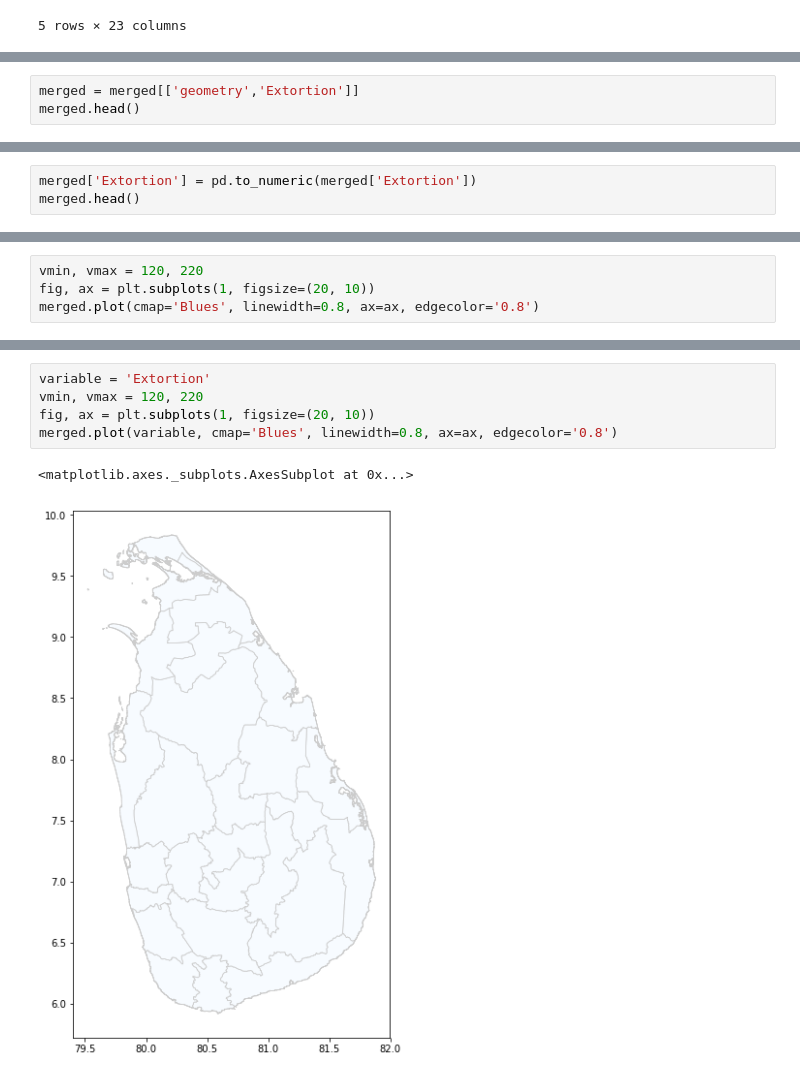
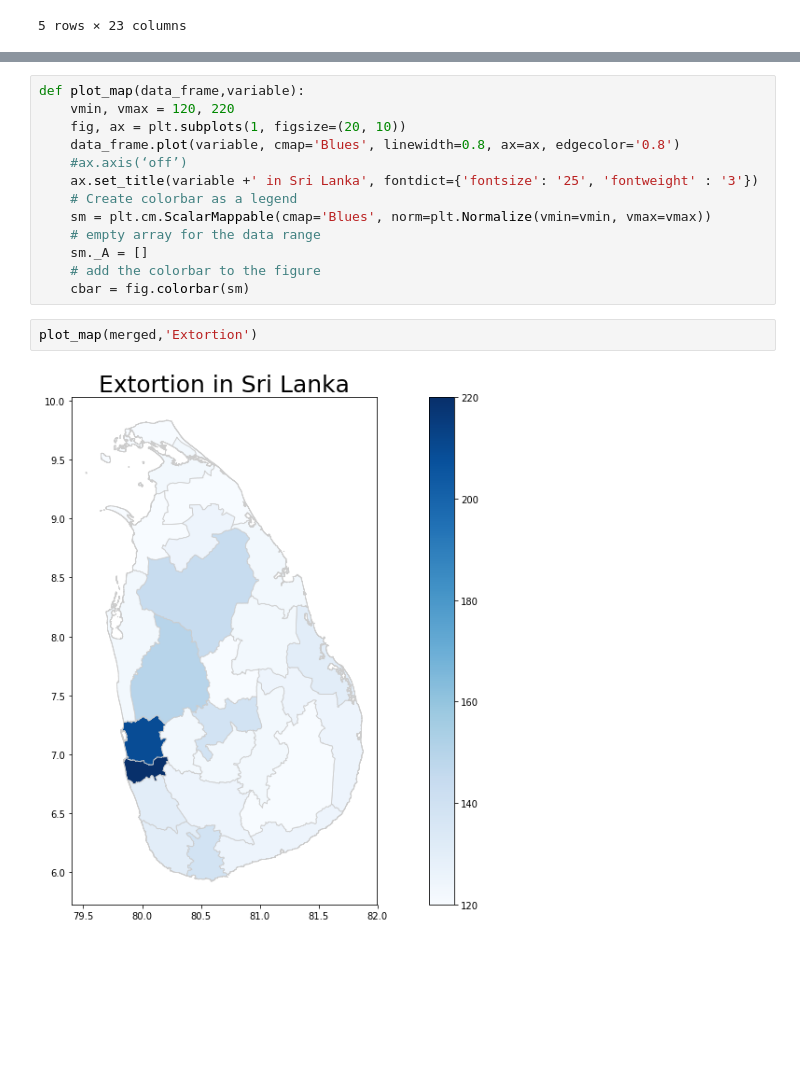
Before and after one commit to PraAnj/gov.lk.data.analysis, a Jupyter notebook: src/geo_maps.ipynb, the cells around one changed output, grey strips where cells are left out. Saved outputs shown, nothing was run; the diff lists cells and outputs as text; blank space fills up the shorter version.

```diff
--- a/src/geo_maps.ipynb
+++ b/src/geo_maps.ipynb
@@ -83,6 +64,3 @@ merged.head()
 | Batticaloa | 217 | LKA | Sri Lanka | 4 | Distrikkaya | District | None | None | (POLYGON ((81.80958557128912 7.49... | ... |
 | Colombo | 217 | LKA | Sri Lanka | 5 | Distrikkaya | District | None | None | (POLYGON ((79.90155029296903 6.71... | ... |
 5 rows × 31 columns
-# %%
-merged = merged[['geometry','Extortion']]
-merged.head()
@@ -97,3 +66,0 @@ merged.head()
-# %%
-merged['Extortion'] = pd.to_numeric(merged['Extortion'])
-merged.head()
@@ -108,4 +66,0 @@ merged.head()
-# %%
-vmin, vmax = 120, 220
-fig, ax = plt.subplots(1, figsize=(20, 10))
-merged.plot(cmap='Blues', linewidth=0.8, ax=ax, edgecolor='0.8')
@@ -115,8 +67,17 @@ merged.plot(cmap='Blues', linewidth=0.8, ax=ax, edgecolor='0.8')
 # %%
-variable = 'Extortion'
-vmin, vmax = 120, 220
-fig, ax = plt.subplots(1, figsize=(20, 10))
-merged.plot(variable, cmap='Blues', linewidth=0.8, ax=ax, edgecolor='0.8')
+def plot_map(data_frame,variable):
+    vmin, vmax = 120, 220
+    fig, ax = plt.subplots(1, figsize=(20, 10))
+    data_frame.plot(variable, cmap='Blues', linewidth=0.8, ax=ax, edgecolor='0.8')
+    #ax.axis(‘off’)
+    ax.set_title(variable +' in Sri Lanka', fontdict={'fontsize': '25', 'fontweight' : '3'})
+    # Create colorbar as a legend
+    sm = plt.cm.ScalarMappable(cmap='Blues', norm=plt.Normalize(vmin=vmin, vmax=vmax))
+    # empty array for the data range
+    sm._A = []
+    # add the colorbar to the figure
+    cbar = fig.colorbar(sm)
-# %% [output]
-<matplotlib.axes._subplots.AxesSubplot at 0x...>
-[figure, removed]
+# %%
+plot_map(merged,'Extortion')
+# %% [output]
+[figure, added]
```
Also changed, not shown: parts of 10 cells of this notebook.
